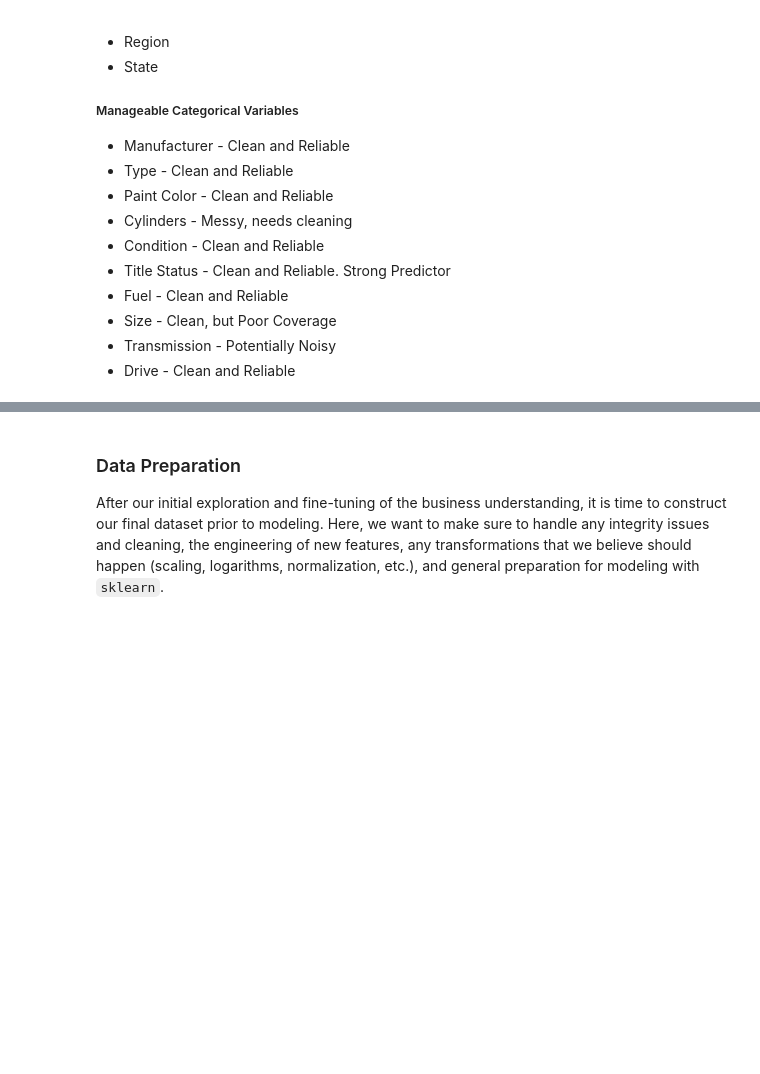
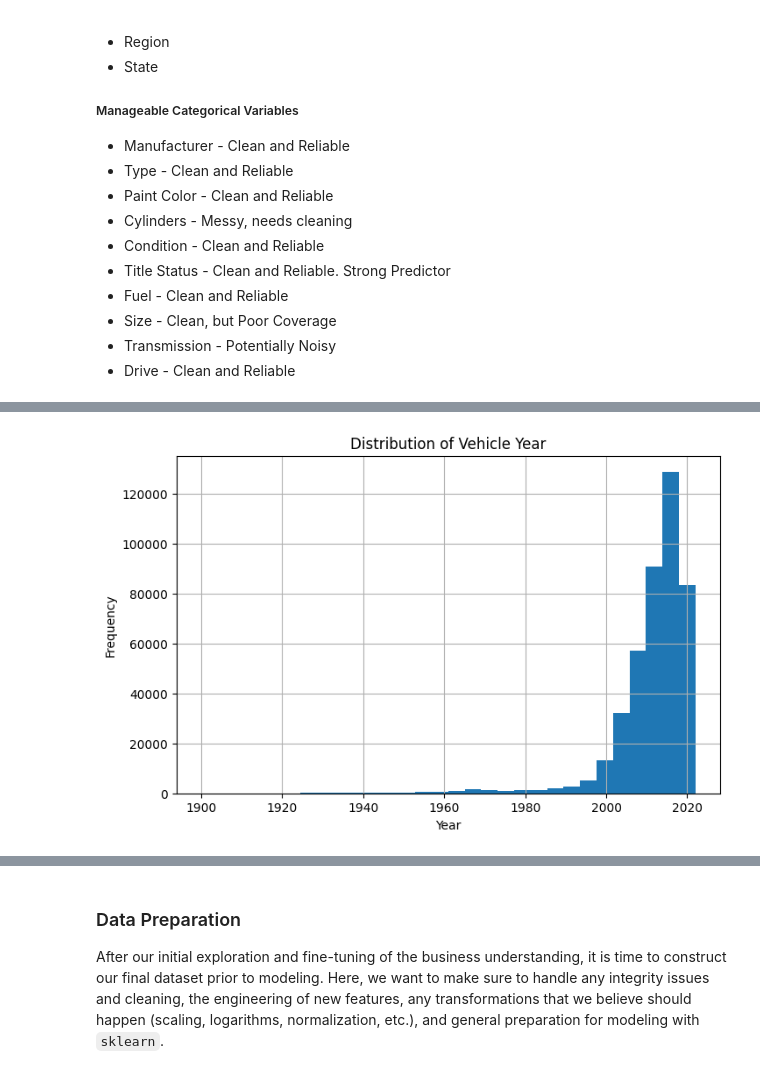
Before and after one commit to mateovargas/price-of-car, a Jupyter notebook: prompt_II.ipynb, the cells around one changed output, grey strips where cells are left out. Saved outputs shown, nothing was run; the diff lists cells and outputs as text; code cells hidden in the pictures; blank space fills up the shorter version.

```diff
--- a/prompt_II.ipynb
+++ b/prompt_II.ipynb
@@ -554,0 +651,10 @@ np.int64(0)
+# %%
+
+plt.figure(figsize=(8,5))
+df["year"].hist(bins=30)
+plt.title("Distribution of Vehicle Year")
+plt.xlabel("Year")
+plt.ylabel("Frequency")
+plt.show()
+# %% [output]
+[figure, added]
```
Also changed, not shown: parts of 26 cells of this notebook.
